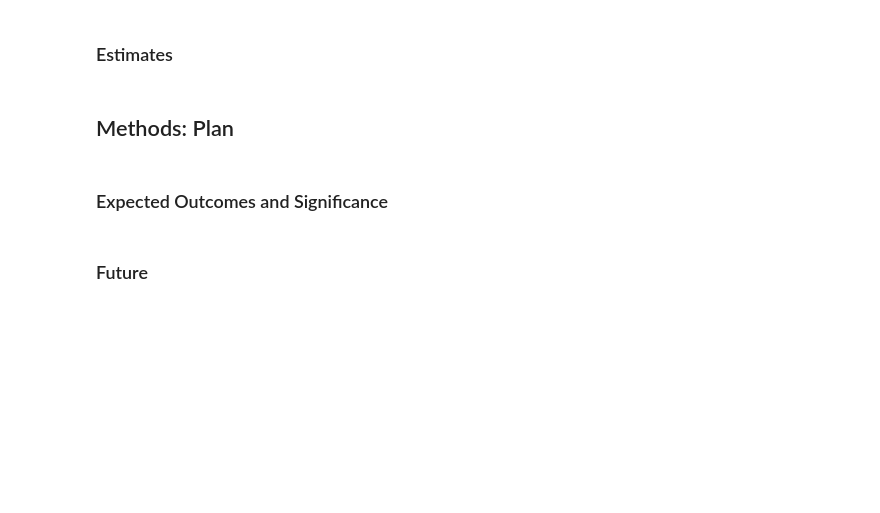
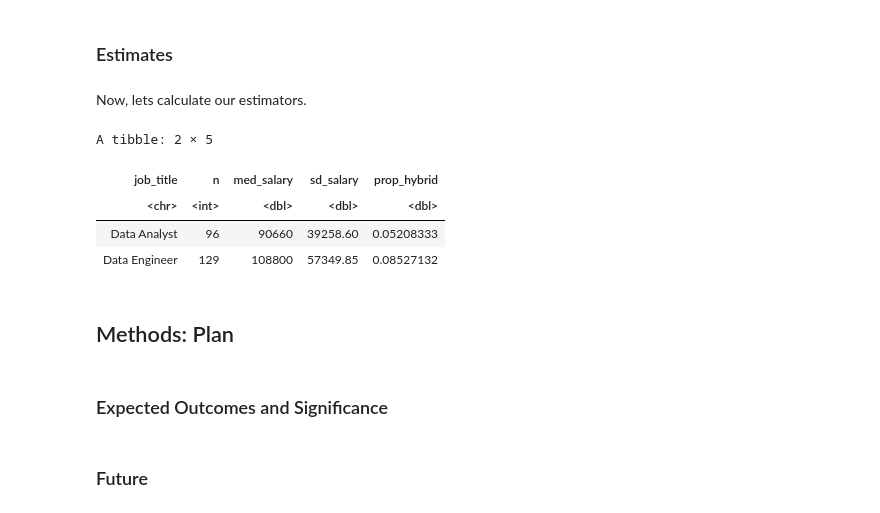
Before and after one commit to AmyChen354/stat-201-project, a Jupyter notebook: proposal.ipynb, the cells around one changed output. Drawn from its saved outputs; the diff is of its cells as text; code cells hidden in the pictures; blank space fills up the shorter version.

```diff
--- a/proposal.ipynb
+++ b/proposal.ipynb
@@ -141,5 +124,22 @@ prop_remote_boxplot
 # %% [markdown]
 ### Estimates
+# %% [markdown]
+Now, lets calculate our estimators.
+# %%
+sample_est <- anlst_engr %>%
+    group_by(job_title) %>%
+    summarize(n = n(),
+              med_salary = median(salary_in_usd),
+              sd_salary = sd(salary_in_usd),
+              prop_hybrid = mean(remote_ratio == "hybrid"))
+
+head(sample_est)
+# %% [output]
+A tibble: 2 × 5
+| job_title | n | med_salary | sd_salary | prop_hybrid |
+| <chr> | <int> | <dbl> | <dbl> | <dbl> |
+| Data Analyst | 96 | 90660 | 39258.60 | 0.05208333 |
+| Data Engineer | 129 | 108800 | 57349.85 | 0.08527132 |
 # %% [markdown]
 ## Methods: Plan
 # %% [markdown]
```
Also changed, not shown: parts of 13 cells of this notebook.
